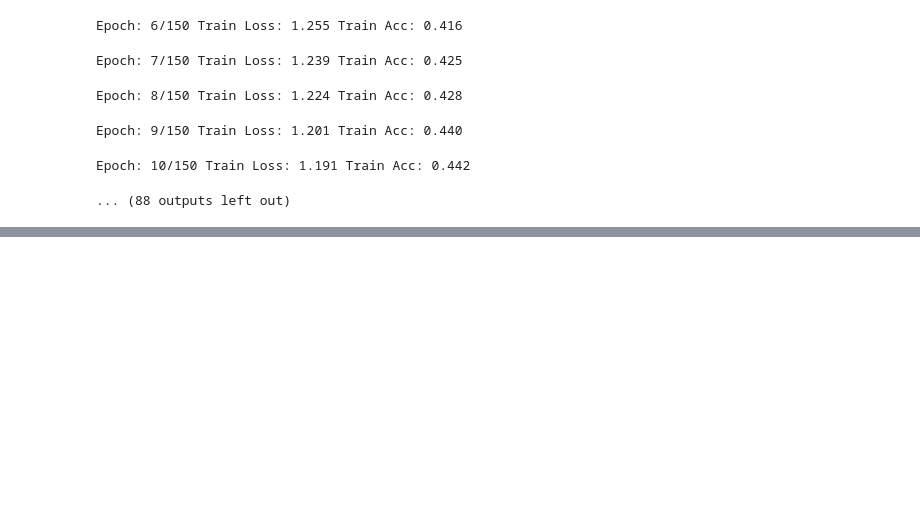
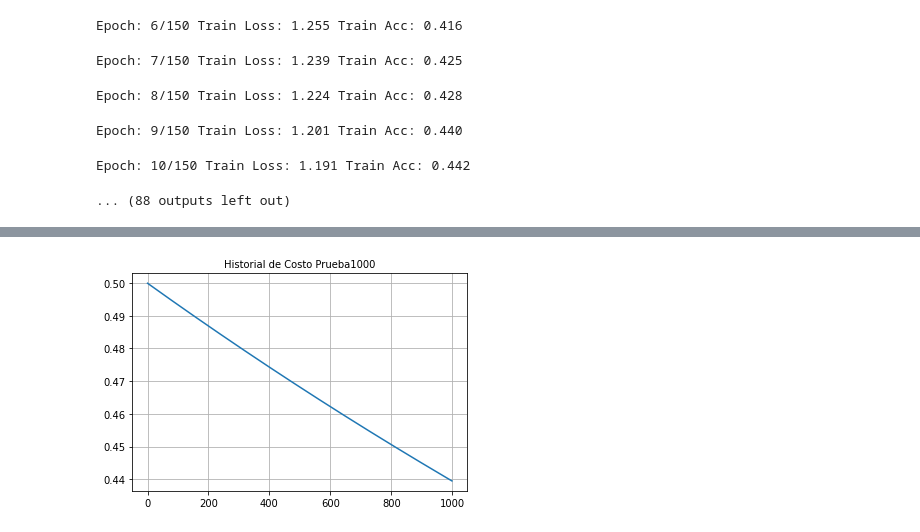
Before and after one commit to anabeL19/PT, a Jupyter notebook: scyber.ipynb, the cells around one changed output, grey strips where cells are left out. Drawn from its saved outputs; the diff is of its cells as text; code cells hidden in the pictures; blank space fills up the shorter version.

```diff
--- a/scyber.ipynb
+++ b/scyber.ipynb
@@ -1035,0 +802,8 @@ def train(model, epochs, log_string):
+# %%
+plt.plot(history_epochs, history_test_loss, 'b')
+plt.title('Historial de Costo Prueba1000')
+plt.legend()
+
+plt.show()
+# %% [output]
+[figure, added]
```
Also changed, not shown: parts of 32 cells of this notebook.
